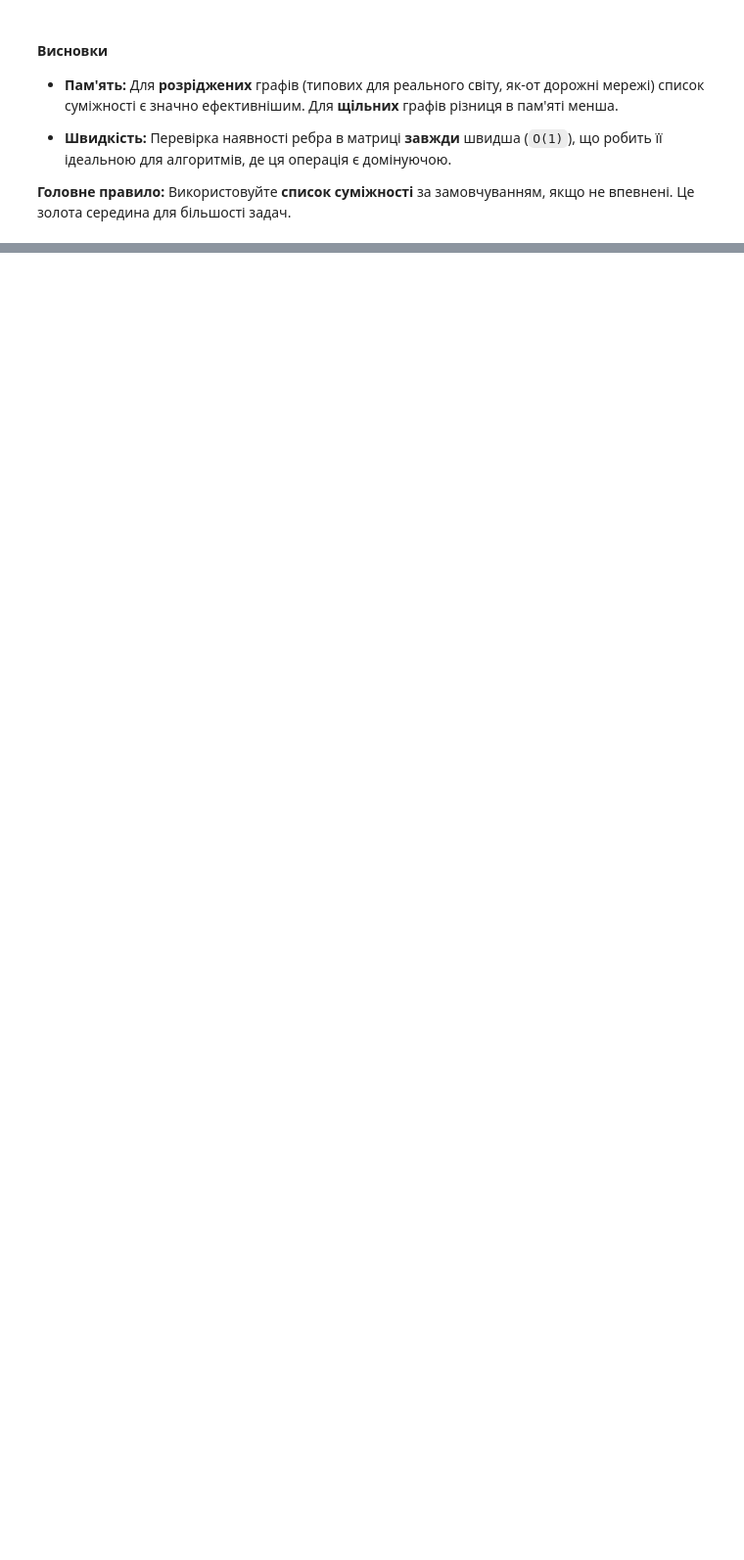
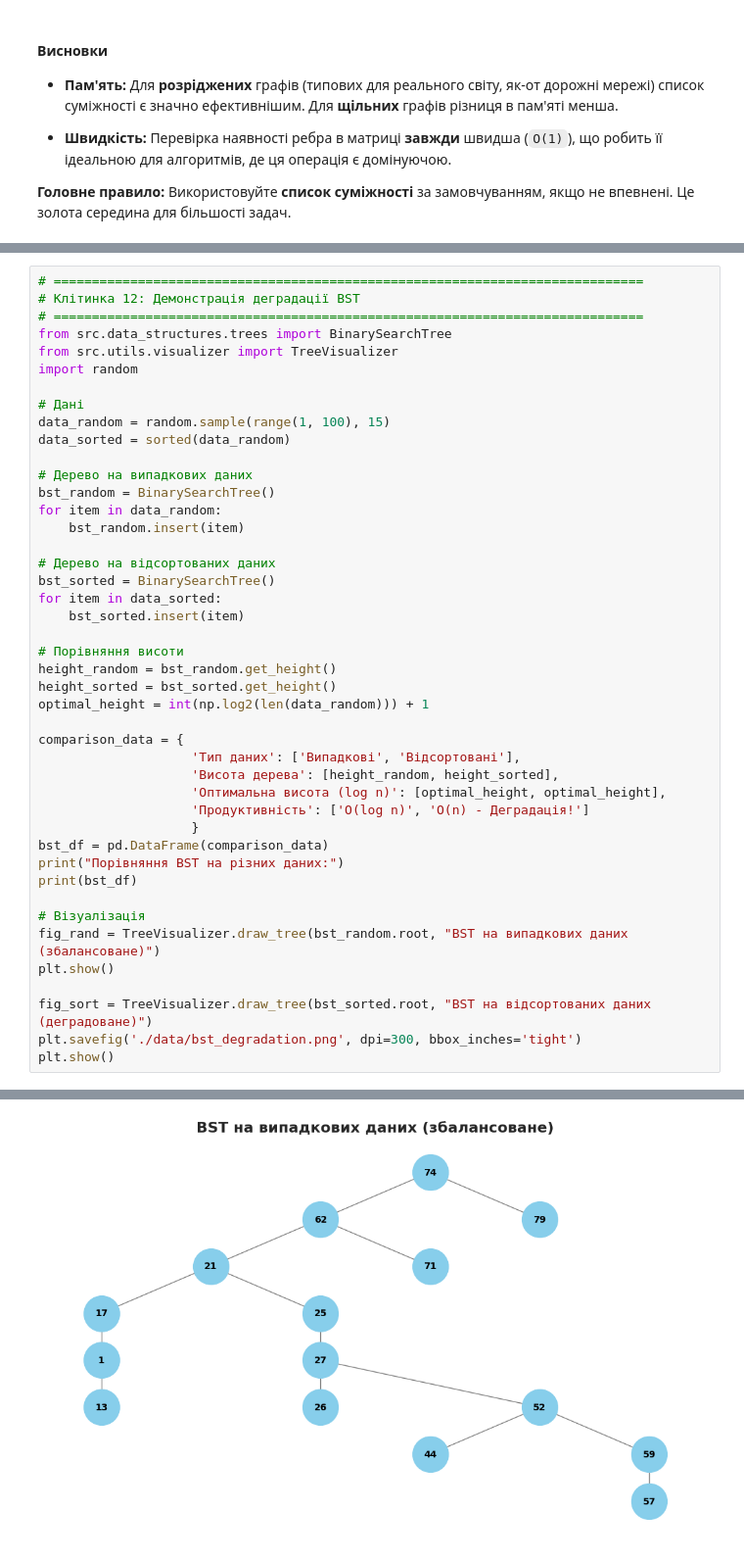
Before and after one commit to yevheniihorbatyuk/design_and_analysis_of_algorithms_hands_on_content, a Jupyter notebook: projects/week_02/main_notebook.ipynb, the cells around one changed output, grey strips where cells are left out. Shown at 98% size. Drawn from its saved outputs; the diff is of its cells as text; blank space fills up the shorter version.

```diff
--- a/projects/week_02/notebook_v2.ipynb
+++ b/projects/week_02/main_notebook.ipynb
@@ -773,0 +900,45 @@ styled_df
+# %%
+# =============================================================================
+# Клітинка 12: Демонстрація деградації BST
+# =============================================================================
+from src.data_structures.trees import BinarySearchTree
+from src.utils.visualizer import TreeVisualizer
+import random
+
+# Дані
+data_random = random.sample(range(1, 100), 15)
+data_sorted = sorted(data_random)
+
+# Дерево на випадкових даних
+bst_random = BinarySearchTree()
+for item in data_random:
+    bst_random.insert(item)
+
+# Дерево на відсортованих даних
+bst_sorted = BinarySearchTree()
+for item in data_sorted:
+    bst_sorted.insert(item)
+
+# Порівняння висоти
+height_random = bst_random.get_height()
+height_sorted = bst_sorted.get_height()
+optimal_height = int(np.log2(len(data_random))) + 1
+
+comparison_data = {
+                    'Тип даних': ['Випадкові', 'Відсортовані'],
+                    'Висота дерева': [height_random, height_sorted],
+                    'Оптимальна висота (log n)': [optimal_height, optimal_height],
+                    'Продуктивність': ['O(log n)', 'O(n) - Деградація!']
+                    }
+bst_df = pd.DataFrame(comparison_data)
+print("Порівняння BST на різних даних:")
+print(bst_df)
+
+# Візуалізація
+fig_rand = TreeVisualizer.draw_tree(bst_random.root, "BST на випадкових даних (збалансоване)")
+plt.show()
+
+fig_sort = TreeVisualizer.draw_tree(bst_sorted.root, "BST на відсортованих даних (деградоване)")
+plt.savefig('./data/bst_degradation.png', dpi=300, bbox_inches='tight')
+plt.show()
+# %% [output]
@@ -773,0 +949 @@ styled_df
+[figure, added]
```
Also changed, not shown: parts of 54 cells of this notebook, 9 other files.
